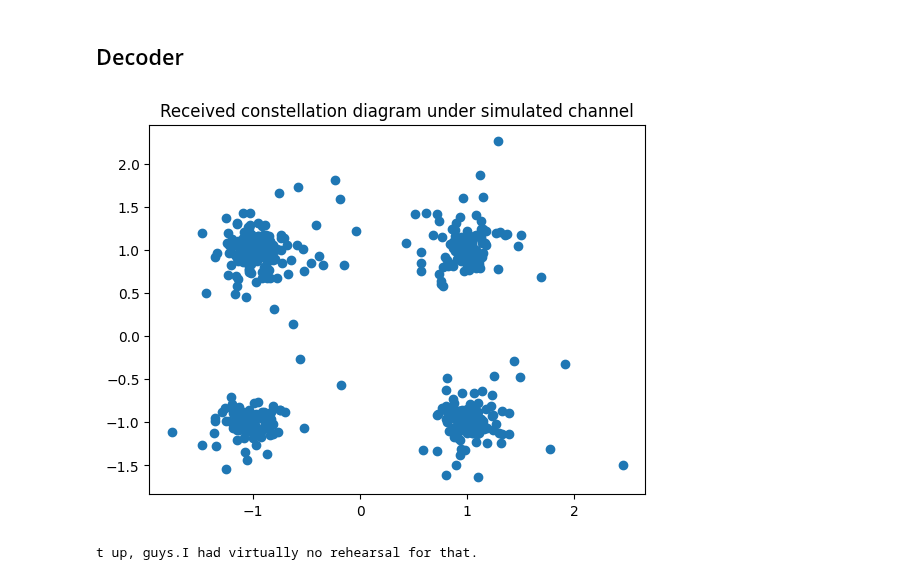
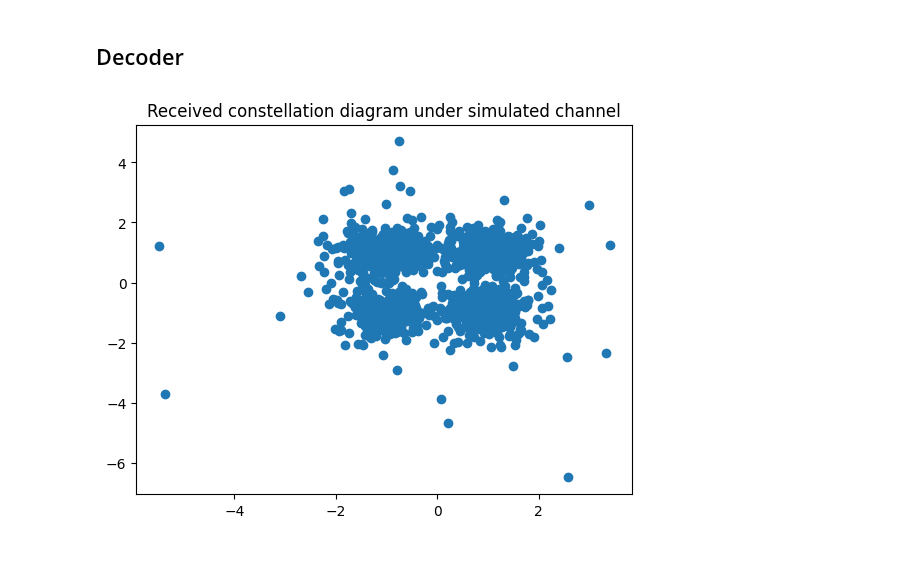
Before and after one commit to kmcm0707/GF3, a Jupyter notebook: ldpc_jossy/max_test.ipynb, the cells around one changed output. Saved outputs shown, nothing was run; the diff lists cells and outputs as text; code cells hidden in the pictures.

```diff
--- a/ldpc_jossy/max_test.ipynb
+++ b/ldpc_jossy/max_test.ipynb
@@ -13,20 +13,5 @@ from py import ldpc # LDPC from Jossy
 # %%
 # Define OFDM parameters:
 
-symbol_length = 1024
-cyclic_length = 32
+symbol_length = 4096
+cyclic_length = 512
-# %%
-# Start LDPC Object:
-
-c = ldpc.code(standard = '802.16', rate = '1/2', z=42, ptype='A')
-u = np.random.randint(0,2,c.K)
-print(u)
-x = c.encode(u)
-print(x)
-np.mod(np.matmul(x,np.transpose(c.pcmat())), 2)
-y = 10*(.5-x)
-app, it = c.decode(y)
-print(it)
-print(app)
-0
-print(np.nonzero((app<0) != x))
@@ -51,0 +55,10 @@ print(np.nonzero((app<0) != x))
+# %%
+# OPEN FILE TO TRANSMIT
+
+with open('max_test_in.txt', 'r') as file:
+    data = file.read().replace('\n', '')
+
+binary_data = ''.join(format(ord(x), 'b').zfill(8) for x in data)
+
+print(len(binary_data))
+print(binary_data[0:128])
@@ -122,7 +153,7 @@ for i in info[15]:
 to_transmit = np.zeros(shape = (len(info), symbol_length + cyclic_length))
 
 for index, x in enumerate(info):
-    cyclic_prefix = x[-32:]
+    cyclic_prefix = x[-cyclic_length:]
     new_x = np.concatenate((cyclic_prefix, x), axis = None)
     to_transmit[index] = new_x
 
@@ -156,37 +187,37 @@ np.savetxt("max_test_out.csv", to_decode, delimiter = ",")
 # %%
 decoded_symbols = np.split(to_decode, len(to_decode) / (symbol_length + cyclic_length))
 
 # Remove Cyclic Prefix
 
 for index, i in enumerate(decoded_symbols):
     decoded_symbols[index] = i[cyclic_length:]
 
 # DFT each symbol:
 
 symbols_freq = np.zeros((len(decoded_symbols), symbol_length)).astype(complex) # 'empty' array
 
 for index, i in enumerate(decoded_symbols):
     symbols_freq[index] = np.fft.fft(i)
 
 assert symbols_freq.shape[1] == symbol_length
 
 channel_response = np.pad(channel_response, (0, symbol_length - len(channel_response)))
 channel_freq = np.fft.fft(channel_response)
 
 # Divide by DFT of Channel Response:
 
 recieved_freq = symbols_freq / channel_freq
 
-constellations = np.zeros((1, 511))
+constellations = recieved_freq[0][1:2048]
 
-for index, i in enumerate(recieved_freq):
-    constellations = np.vstack((constellations, i[1:512]))
+for index, i in enumerate(recieved_freq[1:]):
+    constellations = np.vstack((constellations, i[1:2048]))
 
-plt.scatter(constellations[-10].real, constellations[-10].imag)
+plt.scatter(constellations[10].real, constellations[10].imag)
 plt.title("Received constellation diagram under simulated channel")
 plt.show()
 # %% [output]
-[figure, old version]
+[figure, new version]
 # %%
 decoded_binary = []
 
@@ -205,19 +236,4 @@ for symbol in constellations:
         else:
             raise Exception("Gray Code Decoding Error")
 
-# LDPC DECODING
-
-### TODO
-
-# CONVERT BINARY TO ASCII
-
-# Split into 7 bit sections:
-
-decoded_text = ''
-
-ascii = [int(binary_data[i:i+8], 2) for i in range(0, len(binary_data), 8)]
-decoded_text = ''.join(chr(i) for i in ascii)
-
-print(decoded_text[-100:-1])
+decoded_binary = ''.join(decoded_binary)
-# %% [output]
-t up, guys.I had virtually no rehearsal for that.
```
Also changed, not shown: parts of 7 cells of this notebook, 3 other files.
